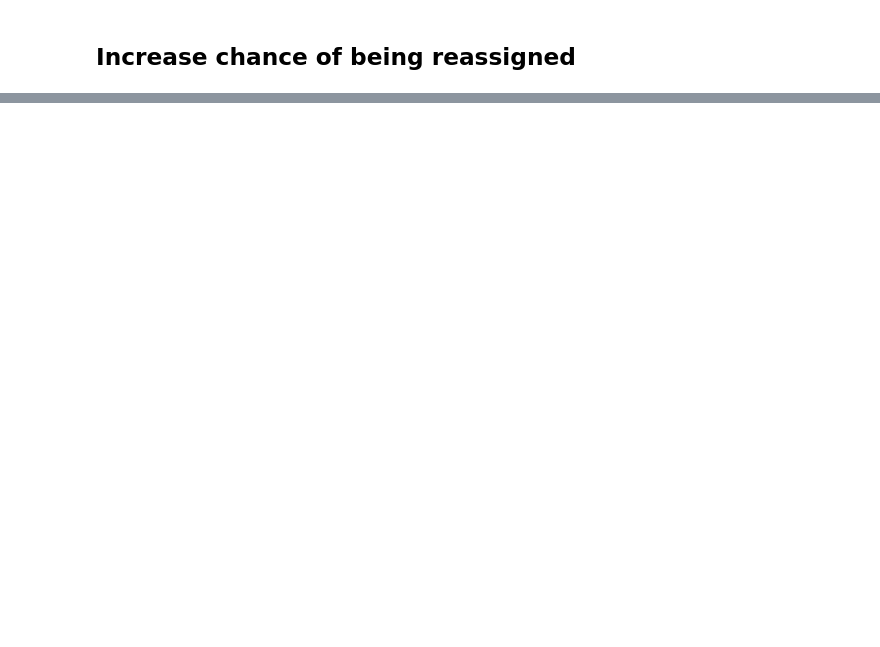
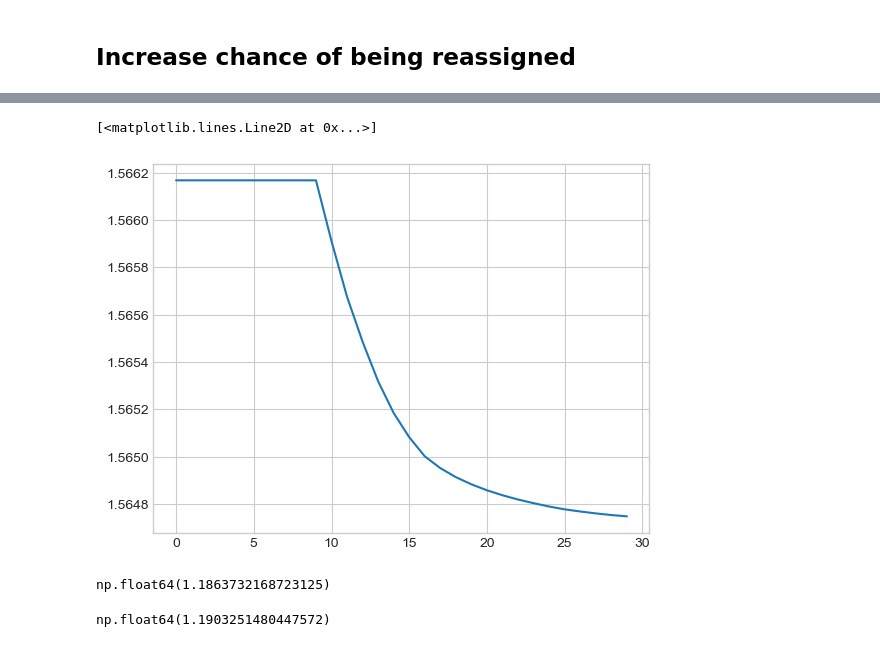
Before and after one commit to peter-l-ravn/Danish-Wage-Gap-Model, a Jupyter notebook: Create shock.ipynb, the cells around one changed output, grey strips where cells are left out. Cells and saved outputs as stored; diff of their text form; code cells hidden in the pictures; blank space fills up the shorter version.

```diff
--- a/Create shock.ipynb
+++ b/Create shock.ipynb
@@ -96,0 +153,5 @@ plot_mean_age_high_skill(model, x_size=6, y_size=5)
+# %%
+plt.plot(np.mean(model.sol.wage[:, 25:, :], axis = (1, 2)))
+# %% [output]
+[<matplotlib.lines.Line2D at 0x...>]
+[figure, added]
@@ -96,0 +160,8 @@ plot_mean_age_high_skill(model, x_size=6, y_size=5)
+# %%
+np.min(model.sol.theta_h[0, :, :][model.sol.l_h[0, :, :] == 1])
+# %% [output]
+np.float64(1.1863732168723125)
+# %%
+np.min(model.sol.theta_h[-1, :, :][model.sol.l_h[-1, :, :] == 1])
+# %% [output]
+np.float64(1.1903251480447572)
```
Also changed, not shown: parts of 13 cells of this notebook, 11 other files.
